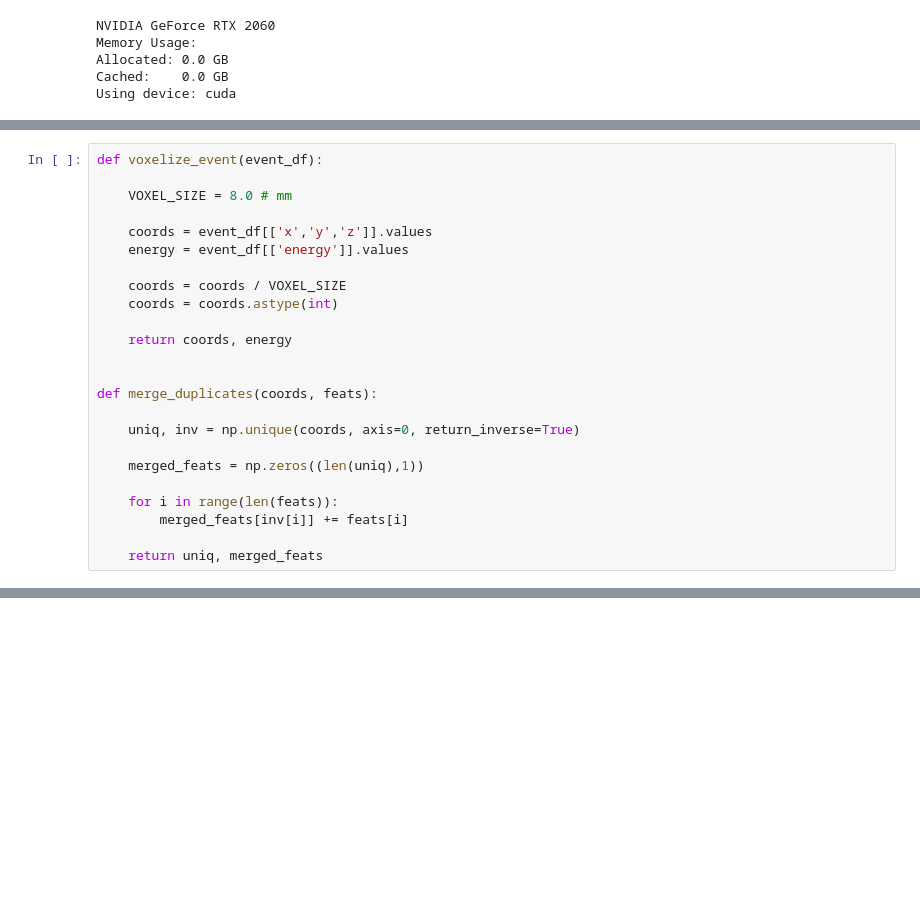
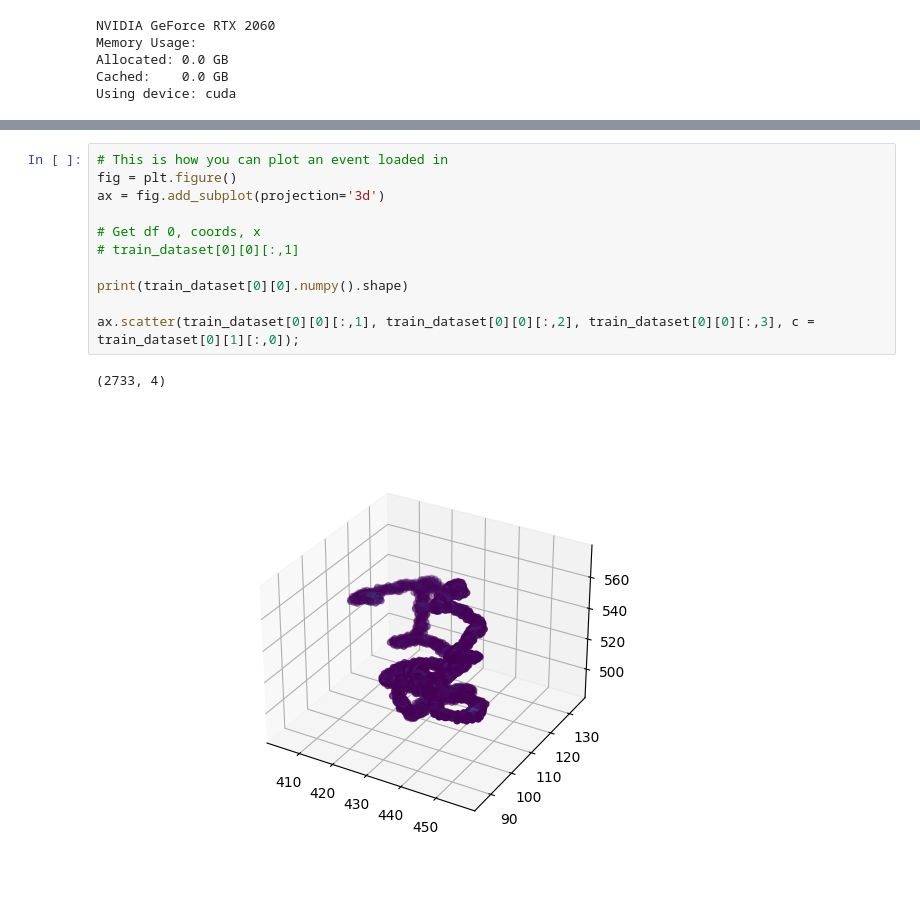
Before and after one commit to kvjmistry/ATPC, a Jupyter notebook: notebooks/ML_3D_CNN.ipynb, the cells around one changed output, grey strips where cells are left out. Cells and saved outputs as stored; diff of their text form; blank space fills up the shorter version.

```diff
--- a/notebooks/ML_3D_CNN.ipynb
+++ b/notebooks/ML_3D_CNN.ipynb
@@ -147,25 +251 @@ ev_train, ev_val, y_train, y_val = train_test_split(ev_tmp, y_tmp, test_size=2/9
-# %%
-def voxelize_event(event_df):
-
-    VOXEL_SIZE = 8.0 # mm
-
-    coords = event_df[['x','y','z']].values
-    energy = event_df[['energy']].values
-
-    coords = coords / VOXEL_SIZE
-    coords = coords.astype(int)
-
-    return coords, energy
-
-
-def merge_duplicates(coords, feats):
-
-    uniq, inv = np.unique(coords, axis=0, return_inverse=True)
-
-    merged_feats = np.zeros((len(uniq),1))
-
-    for i in range(len(feats)):
-        merged_feats[inv[i]] += feats[i]
-
-    return uniq, merged_feats
 # %%
@@ -261,0 +368,14 @@ test_loader  = DataLoader(test_dataset,  batch_size=BATCH_SIZE, shuffle=False, c
+# %%
+# This is how you can plot an event loaded in
+fig = plt.figure()
+ax = fig.add_subplot(projection='3d')
+
+# Get df 0, coords, x
+# train_dataset[0][0][:,1]
+
+print(train_dataset[0][0].numpy().shape)
+
+ax.scatter(train_dataset[0][0][:,1], train_dataset[0][0][:,2], train_dataset[0][0][:,3], c = train_dataset[0][1][:,0]);
+# %% [output]
+(2733, 4)
+[figure, added]
```
Also changed, not shown: parts of 16 cells of this notebook.
